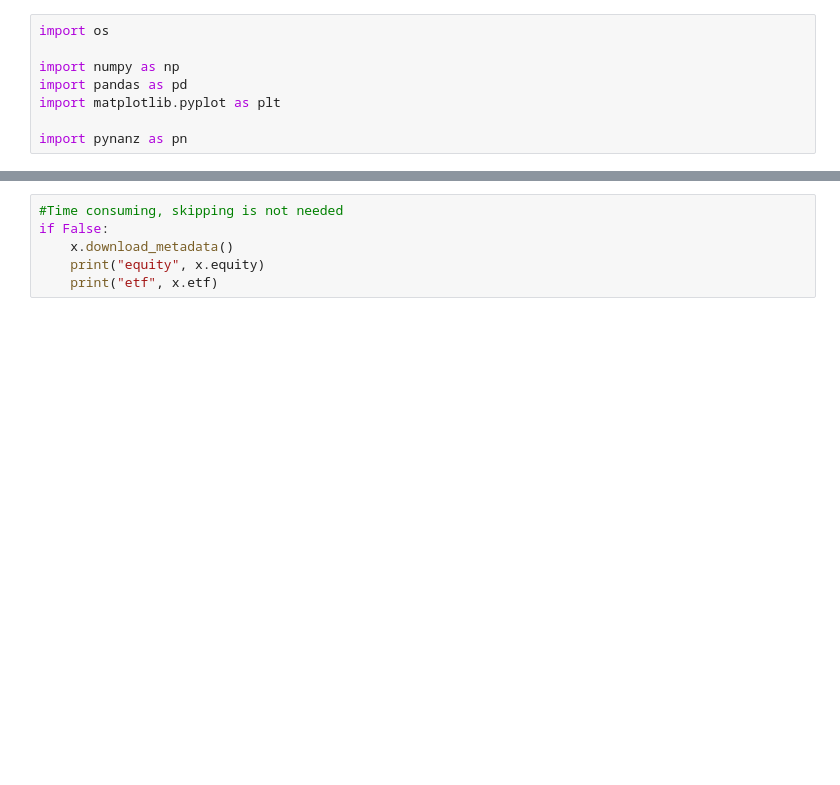
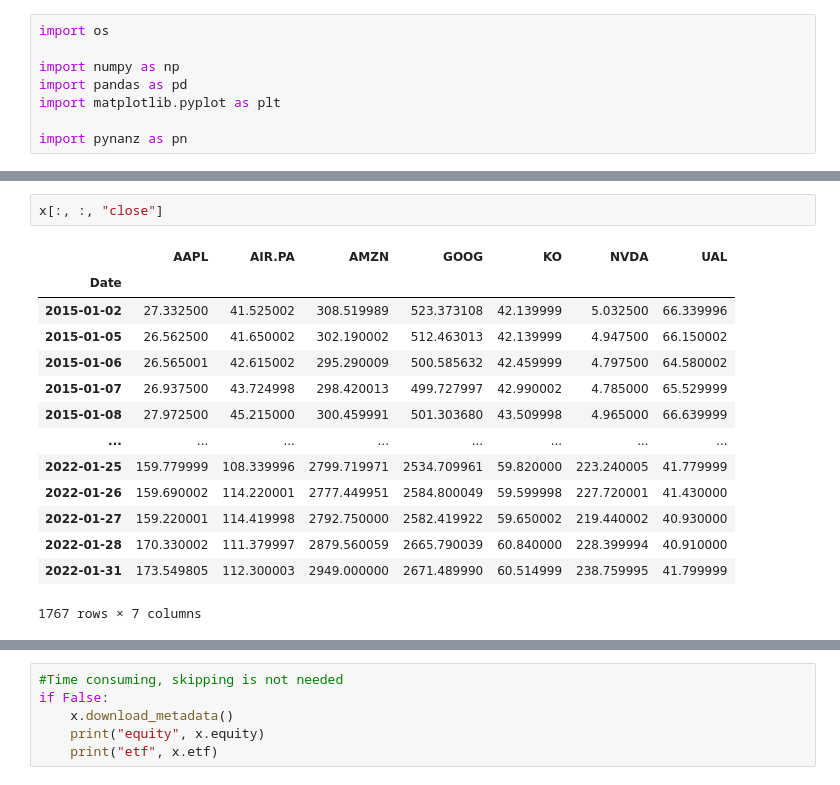
Before and after one commit to salemileandro/pynanz, a Jupyter notebook: Test.ipynb, the cells around one changed output, grey strips where cells are left out. Cells and saved outputs as stored; diff of their text form; blank space fills up the shorter version.

```diff
--- a/Test.ipynb
+++ b/Test.ipynb
@@ -35,3 +69,20 @@ Skipping AIR.PA starting at 2015-01-02 00:00:00
+# %%
+x[:, :, "close"]
+# %% [output]
+|  | AAPL | AIR.PA | AMZN | GOOG | KO | NVDA | UAL |
+| Date |  |  |  |  |  |  |  |
+| 2015-01-02 | 27.332500 | 41.525002 | 308.519989 | 523.373108 | 42.139999 | 5.032500 | 66.339996 |
+| 2015-01-05 | 26.562500 | 41.650002 | 302.190002 | 512.463013 | 42.139999 | 4.947500 | 66.150002 |
+| 2015-01-06 | 26.565001 | 42.615002 | 295.290009 | 500.585632 | 42.459999 | 4.797500 | 64.580002 |
+| 2015-01-07 | 26.937500 | 43.724998 | 298.420013 | 499.727997 | 42.990002 | 4.785000 | 65.529999 |
+| 2015-01-08 | 27.972500 | 45.215000 | 300.459991 | 501.303680 | 43.509998 | 4.965000 | 66.639999 |
+| ... | ... | ... | ... | ... | ... | ... | ... |
+| 2022-01-25 | 159.779999 | 108.339996 | 2799.719971 | 2534.709961 | 59.820000 | 223.240005 | 41.779999 |
+| 2022-01-26 | 159.690002 | 114.220001 | 2777.449951 | 2584.800049 | 59.599998 | 227.720001 | 41.430000 |
+| 2022-01-27 | 159.220001 | 114.419998 | 2792.750000 | 2582.419922 | 59.650002 | 219.440002 | 40.930000 |
+| 2022-01-28 | 170.330002 | 111.379997 | 2879.560059 | 2665.790039 | 60.840000 | 228.399994 | 40.910000 |
+| 2022-01-31 | 173.549805 | 112.300003 | 2949.000000 | 2671.489990 | 60.514999 | 238.759995 | 41.799999 |
+1767 rows × 7 columns
 # %%
 print("tickers", x.tickers)
 print("attributes", x.attributes)
```
Also changed, not shown: parts of 22 cells of this notebook, 21 other files.
